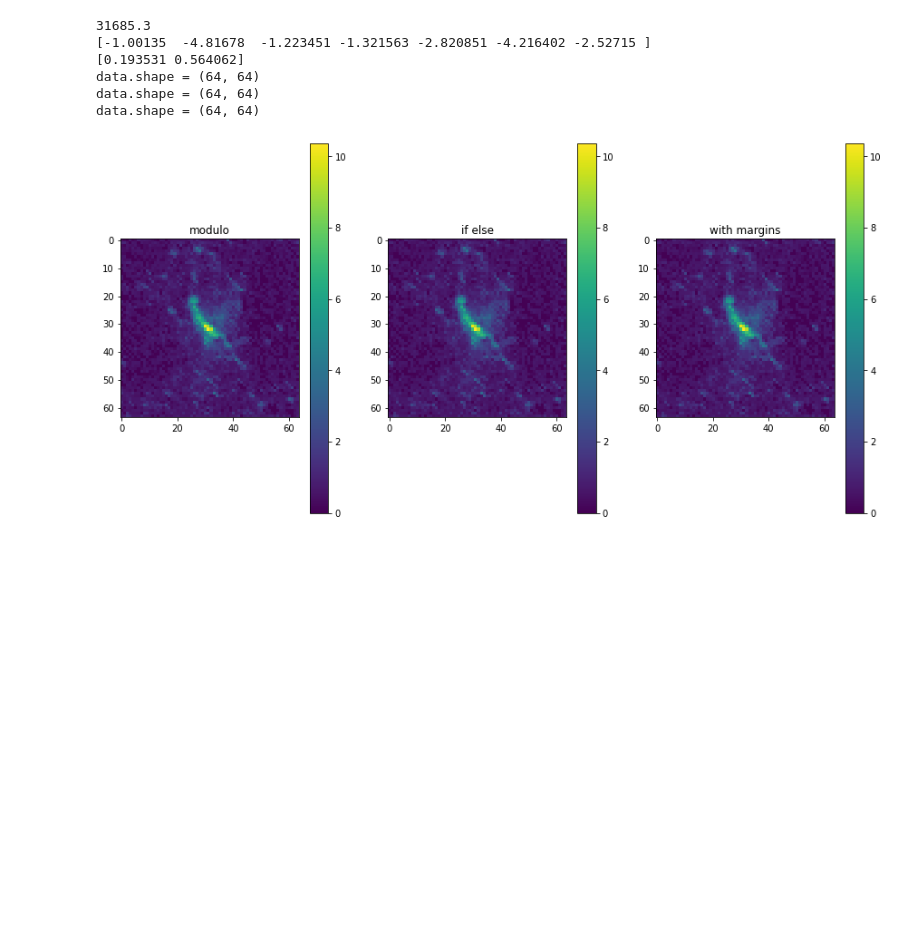
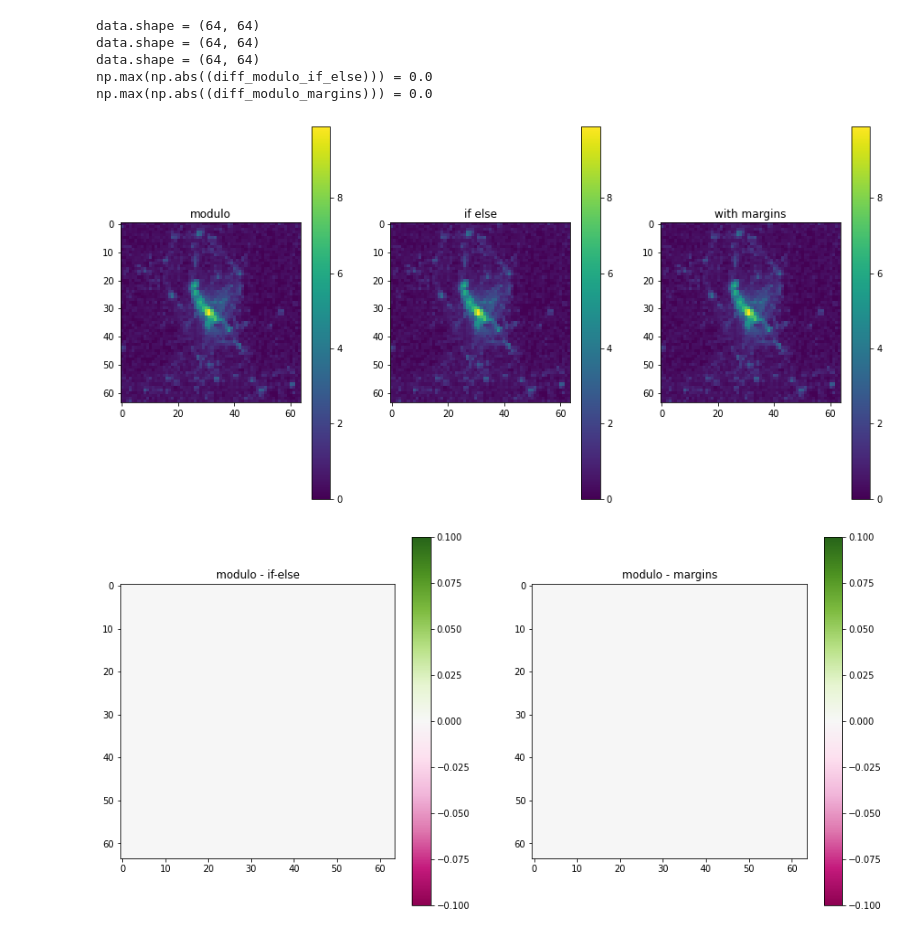
Before and after one commit to SebastianJL/esc412_advanced_high_performance_computing, a Jupyter notebook: src/density_map.ipynb, the cells around one changed output. Cells and saved outputs as stored; diff of their text form; code cells hidden in the pictures; blank space fills up the shorter version.

Commit message:
Fix bug with assign_mass_with_margins().
Also
- Found indexin bug in assign_mass().

```diff
--- a/src/density_map.ipynb
+++ b/src/density_map.ipynb
@@ -1,35 +7,52 @@
 # %%
 import numpy as np
 import matplotlib.pyplot as plt
 mass_grid_modulo = np.genfromtxt('mass_grid_modulo_2d.csv', delimiter=',')
 mass_grid_if_else = np.genfromtxt('mass_grid_if_else_2d.csv', delimiter=',')
 mass_grid_margins = np.genfromtxt('mass_grid_with_margins_2d.csv', delimiter=',')
 
 datas = [np.log(mass_grid_modulo + 1),
          np.log(mass_grid_if_else + 1),
          np.log(mass_grid_margins + 1)
         ]
 
-print(mass_grid_margins.max())
-print(diff[diff < -1])
-print(diff[diff > 0])
-
 for data in datas:
     print(f'{data.shape = }')
 
 fig, axes = plt.subplots(1, 3, figsize=(15, 15))
 titles = ['modulo', 'if else', 'with margins']
 
 for ax, title, data in zip(axes, titles, datas):
     pos = ax.imshow(data)
     ax.title.set_text(title)
     fig.colorbar(pos, ax=ax, shrink=0.5)
+
+
+# Diffs
+
+diff_modulo_if_else = mass_grid_modulo - mass_grid_if_else
+diff_modulo_margins = mass_grid_modulo - mass_grid_margins
+diffs = [
+    diff_modulo_if_else,
+    diff_modulo_margins
+]
+
+print(f'{np.max(np.abs((diff_modulo_if_else))) = }')
+print(f'{np.max(np.abs((diff_modulo_margins))) = }')
+
+fig, axes = plt.subplots(1, 2, figsize=(15, 15))
+titles = ['modulo - if-else', 'modulo - margins']
+
+for ax, title, data in zip(axes, titles, diffs):
+    pos = ax.imshow(data, cmap='PiYG')
+    ax.title.set_text(title)
+    fig.colorbar(pos, ax=ax, shrink=0.5)
 # %% [output]
-31685.3
-[-1.00135  -4.81678  -1.223451 -1.321563 -2.820851 -4.216402 -2.52715 ]
-[0.193531 0.564062]
 data.shape = (64, 64)
 data.shape = (64, 64)
 data.shape = (64, 64)
+np.max(np.abs((diff_modulo_if_else))) = 0.0
+np.max(np.abs((diff_modulo_margins))) = 0.0
-[figure, old version]
+[figure, new version]
+[figure, added]
 # %%
```
Also changed, not shown: parts of 2 cells of this notebook, 5 other files.
